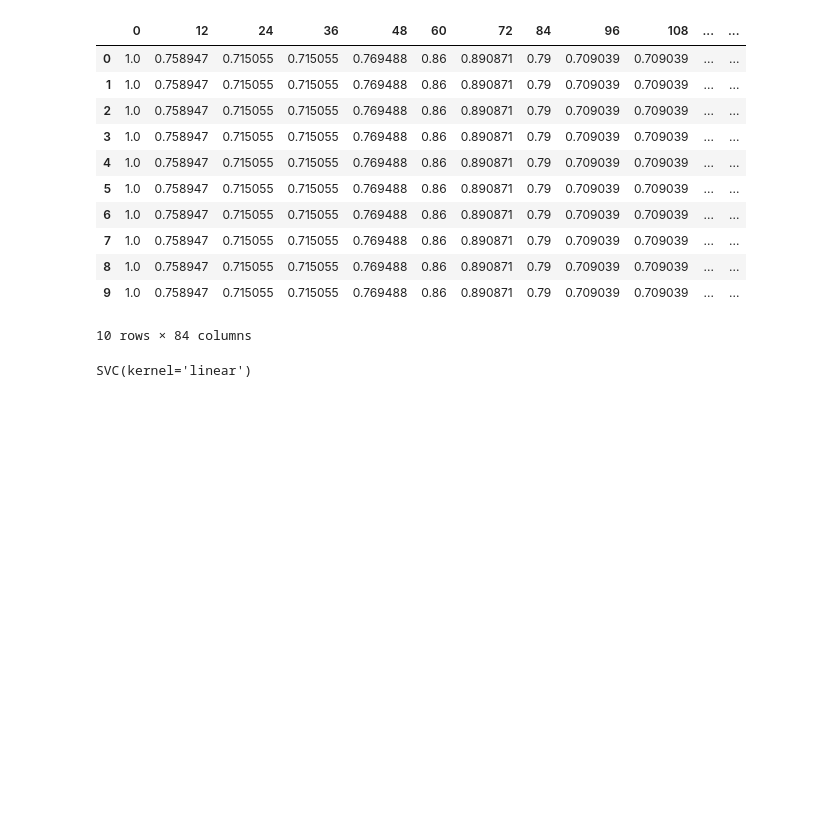
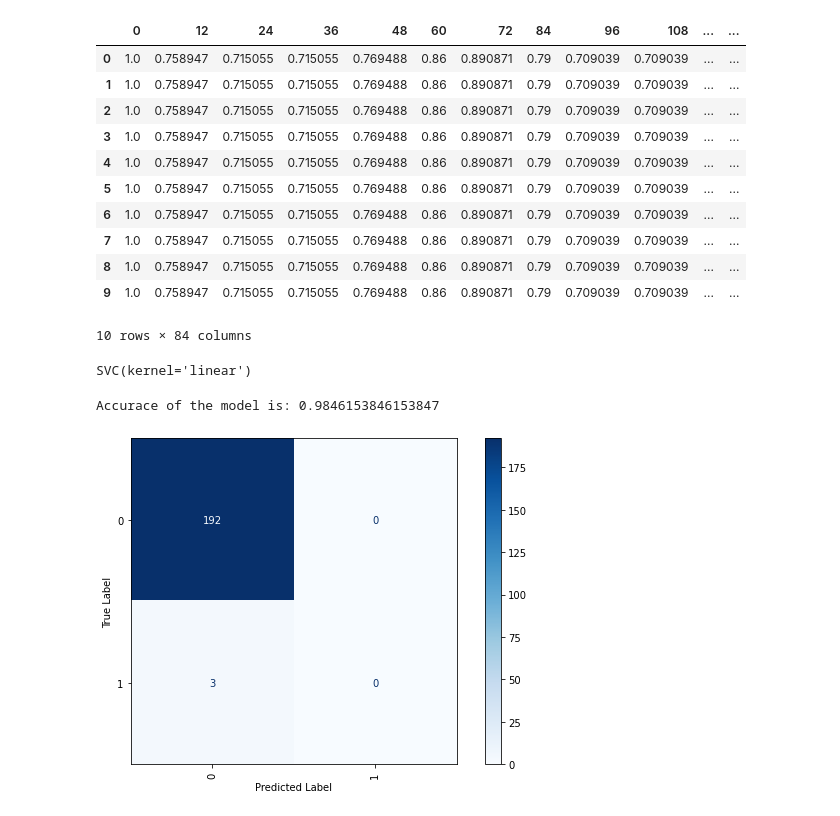
Before and after one commit to KarenDanielyan/DNA_CNT, a Jupyter notebook: Code/SVM.ipynb, the cells around one changed output. Saved outputs shown, nothing was run; the diff lists cells and outputs as text; code cells hidden in the pictures; blank space fills up the shorter version.

Commit message:
LR and SVM with confusion matrix and ROC curve

```diff
--- a/Code/SVM.ipynb
+++ b/Code/SVM.ipynb
@@ -100,3 +96,16 @@ model = SVC(kernel='linear')
 model.fit(X_train,Y_train)
 # %% [output]
 SVC(kernel='linear')
+# %%
+predictions = model.predict(X_test)
+print('Accurace of the model is: {}'.format(accuracy_score(Y_test, predictions)))
+matrix = ConfusionMatrixDisplay(confusion_matrix(Y_test, predictions))
+matrix.plot(cmap=plt.cm.Blues, include_values=True, xticks_rotation='vertical')
+plt.xlabel('Predicted Label', color = 'black')
+plt.ylabel('True Label', color = 'black')
+plt.gcf().axes[0].tick_params(colors = 'black')
+plt.gcf().axes[1].tick_params(colors = 'black')
+plt.gcf().set_size_inches(10,6)
+# %% [output]
+Accurace of the model is: 0.9846153846153847
+[figure, added]
```
Also changed, not shown: parts of 4 cells of this notebook, 1 other file.
